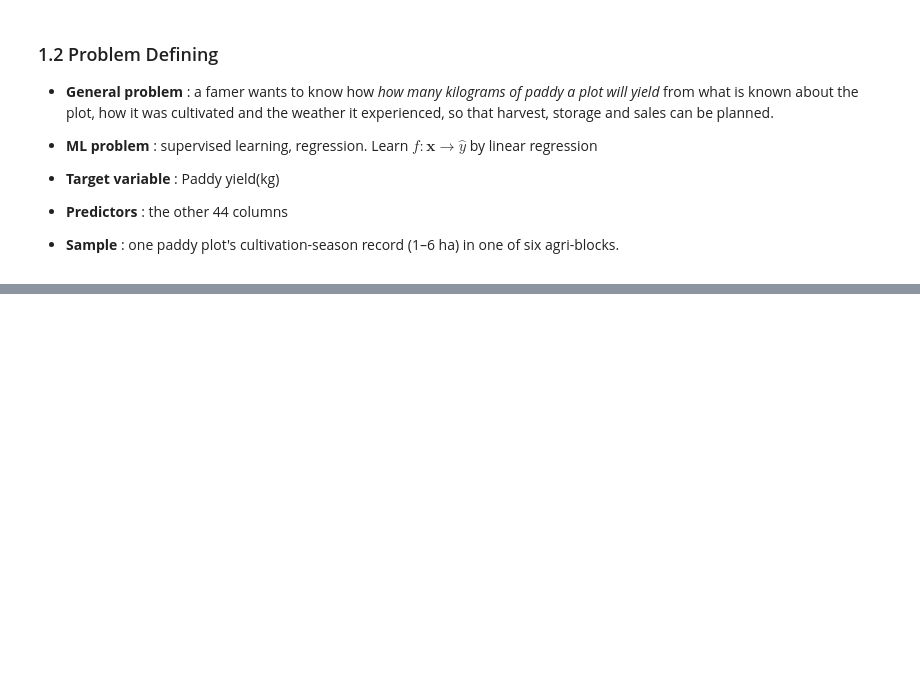
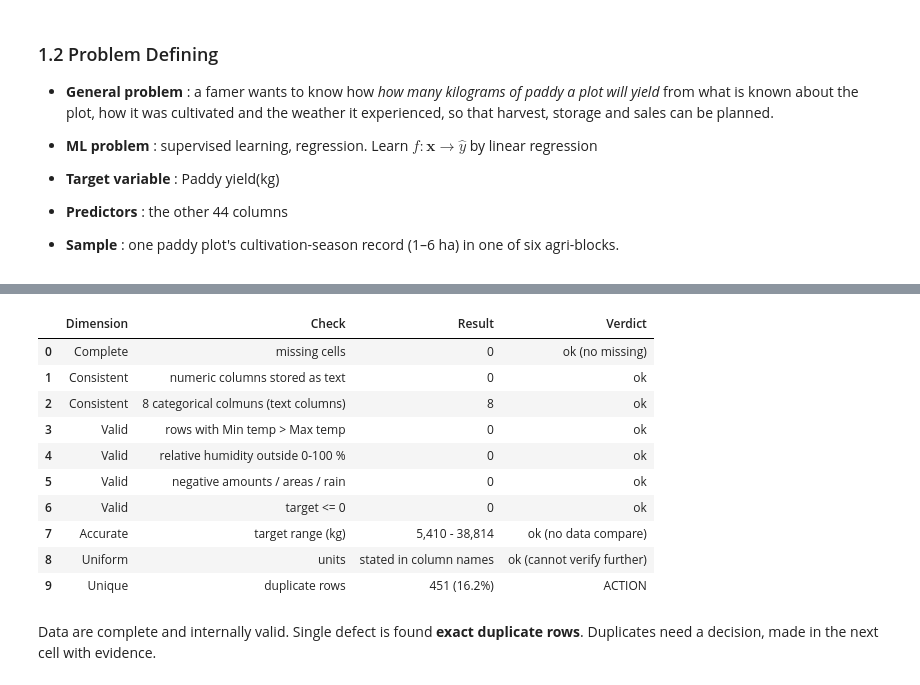
Before and after one commit to phattanaratjeedjeen-sudo/paddy, a Jupyter notebook: src/HW01_6810.ipynb, the cells around one changed output, grey strips where cells are left out. Drawn from its saved outputs; the diff is of its cells as text; code cells hidden in the pictures; blank space fills up the shorter version.

```diff
--- a/src/HW01_6810.ipynb
+++ b/src/HW01_6810.ipynb
@@ -87,0 +140,17 @@ Download dataset [here](https://archive.ics.uci.edu/dataset/1186/paddy%2Bdataset
+# %%
+# column groups
+Y = 'Paddy yield(in Kg)'
+PER = ['D1_D30', 'D31_D60', 'D61_D90', 'D91_D120']
+CAT = ['Agriblock', 'Variety', 'Soil Types', 'Nursery'] + [f'Wind Direction_{p}' for p in PER]
+INPUTS = ['Seedrate(in Kg)', 'LP_Mainfield(in Tonnes)', 'Nursery area (Cents)', 'LP_nurseryarea(in Tonnes)', 'DAP_20days',
+          'Weed28D_thiobencarb', 'Urea_40Days', 'Potassh_50Days', 'Micronutrients_70Days', 'Pest_60Day(in ml)']
+RAIN = ['30DRain( in mm)', '30_50DRain( in mm)', '51_70DRain(in mm)', '71_105DRain(in mm)']
+AI   = ['30DAI(in mm)', '30_50DAI(in mm)', '51_70AI(in mm)', '71_105DAI(in mm)']
+TMIN = [f'Min temp_{p}' for p in PER]; TMAX = [f'Max temp_{p}' for p in PER]
+WIND = [f'Inst Wind Speed_{p}(in Knots)' for p in PER]; RH = [f'Relative Humidity_{p}' for p in PER]
+TRASH = 'Trash(in bundles)'
+NUM = ['Hectares'] + INPUTS + RAIN + AI + TMIN + TMAX + WIND + RH + [TRASH]
+
+assert set(NUM + CAT + [Y]) == set(paddyRawData.columns) and len(NUM + CAT + [Y]) == paddyRawData.shape[1] == 45
+print('numeric predictors:', len(NUM))
+print('categorical predictors', len(CAT))
@@ -87,0 +169,46 @@ Download dataset [here](https://archive.ics.uci.edu/dataset/1186/paddy%2Bdataset
+# %%
+# data quality check
+
+# complete
+checks = []
+checks.append(('Complete', 'missing cells', int(paddyRawData.isna().sum().sum()), 'ok (no missing)' if paddyRawData.isna().sum().sum() == 0 else 'ACTION'))
+
+# consistent data types
+objCols = paddyRawData.select_dtypes('object').columns.tolist()
+mixed = [c for c in NUM + [Y] if not pd.api.types.is_numeric_dtype(paddyRawData[c])]
+checks.append(('Consistent', 'numeric columns stored as text', len(mixed), 'ok' if not mixed else 'ACTION'))
+checks.append(('Consistent', '8 categorical colmuns (text columns)', f'{len(objCols)}', 'ok'))
+
+# valid
+tvio = sum((paddyRawData[f'Min temp_{p}'] > paddyRawData[f'Max temp_{p}']).sum() for p in PER)
+checks.append(('Valid', 'rows with Min temp > Max temp', int(tvio), 'ok' if tvio == 0 else 'ACTION'))
+checks.append(('Valid', 'relative humidity outside 0-100 %', int(((paddyRawData[RH] < 0) | (paddyRawData[RH] > 100)).sum().sum()), 'ok'))
+neg = int((paddyRawData[[c for c in NUM if c not in TMIN + TMAX]] < 0).sum().sum())
+checks.append(('Valid', 'negative amounts / areas / rain', neg, 'ok' if neg == 0 else 'ACTION'))
+checks.append(('Valid', 'target <= 0', int((paddyRawData[Y] <= 0).sum()), 'ok'))
+
+# accurate
+checks.append(('Accurate', 'target range (kg)', f'{paddyRawData[Y].min():,.0f} - {paddyRawData[Y].max():,.0f}', 'ok (no data compare)'))
+
+# uniform
+checks.append(('Uniform', 'units', 'stated in column names', 'ok (cannot verify further)'))
+
+# unique
+ndup = int(paddyRawData.duplicated().sum())
+checks.append(('Unique', 'duplicate rows', f'{ndup}  ({ndup/len(paddyRawData):.1%})', 'ACTION'))
+
+pd.DataFrame(checks, columns=['Dimension', 'Check', 'Result', 'Verdict'])
+# %% [output]
+|  | Dimension | Check | Result | Verdict |
+| 0 | Complete | missing cells | 0 | ok (no missing) |
+| 1 | Consistent | numeric columns stored as text | 0 | ok |
+| 2 | Consistent | 8 categorical colmuns (text columns) | 8 | ok |
+| 3 | Valid | rows with Min temp > Max temp | 0 | ok |
+| 4 | Valid | relative humidity outside 0-100 % | 0 | ok |
+| 5 | Valid | negative amounts / areas / rain | 0 | ok |
+| 6 | Valid | target <= 0 | 0 | ok |
+| 7 | Accurate | target range (kg) | 5,410 - 38,814 | ok (no data compare) |
+| 8 | Uniform | units | stated in column names | ok (cannot verify further) |
+| 9 | Unique | duplicate rows | 451 (16.2%) | ACTION |
+# %% [markdown]
+Data are complete and internally valid. Single defect is found **exact duplicate rows**. Duplicates need a decision, made in the next cell with evidence.
```
Also changed, not shown: parts of 15 cells of this notebook, 2 other files.
